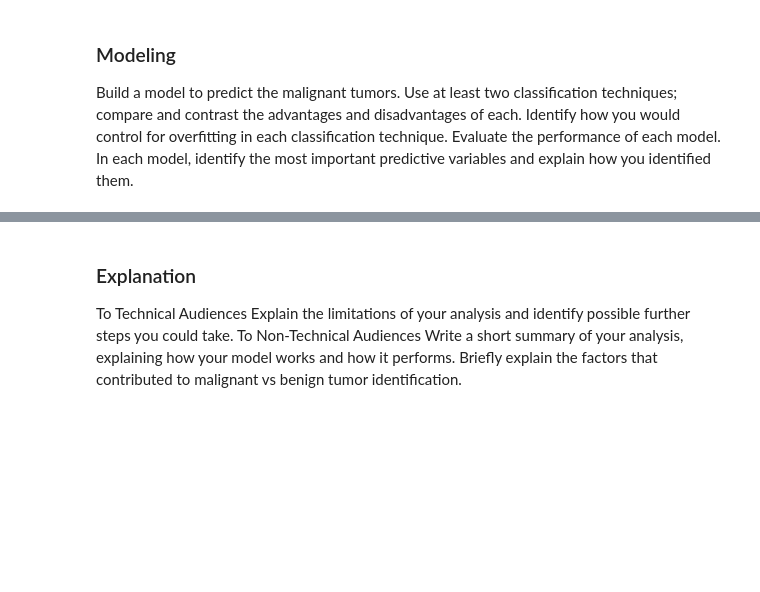
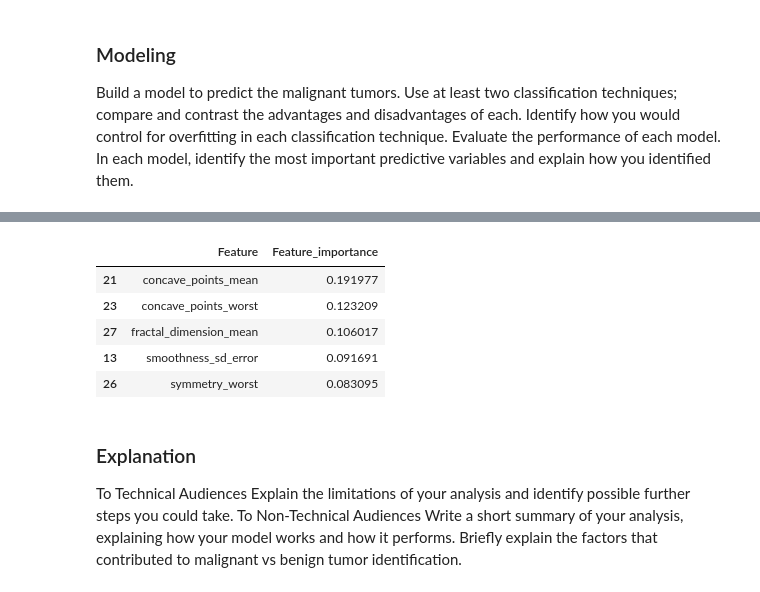
Before and after one commit to Ecohen4/ensemble-learning, a Jupyter notebook: DSI.ipynb, the cells around one changed output, grey strips where cells are left out. Drawn from its saved outputs; the diff is of its cells as text; code cells hidden in the pictures; blank space fills up the shorter version.

```diff
--- a/DSI.ipynb
+++ b/DSI.ipynb
@@ -186,3 +183,14 @@ Type II error rate: 0.04678
+# %%
+# feature importance (for XGboost only)
+feature_importance = pd.DataFrame({'Feature': X.columns, 'Feature_importance': model.feature_importances_})
+feature_importance.sort_values('Feature_importance', ascending=False).head()
+# %% [output]
+|  | Feature | Feature_importance |
+| 21 | concave_points_mean | 0.191977 |
+| 23 | concave_points_worst | 0.123209 |
+| 27 | fractal_dimension_mean | 0.106017 |
+| 13 | smoothness_sd_error | 0.091691 |
+| 26 | symmetry_worst | 0.083095 |
 # %% [markdown]
 ### Explanation
 
```
Also changed, not shown: parts of 14 cells of this notebook.
